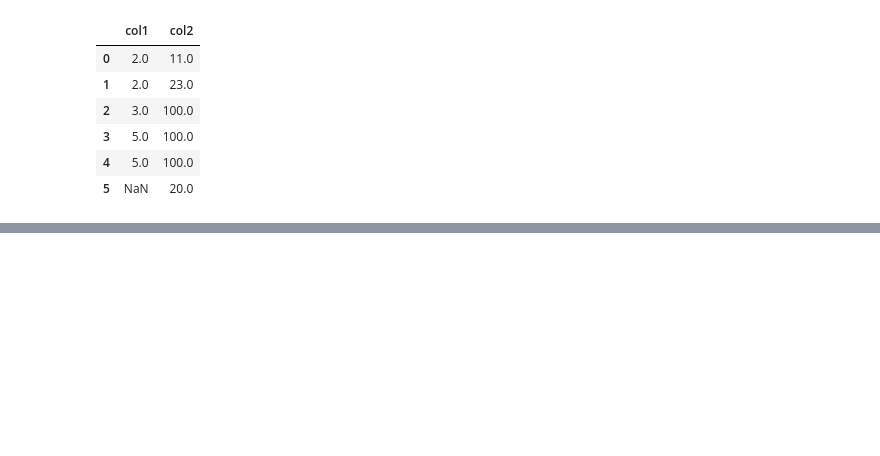
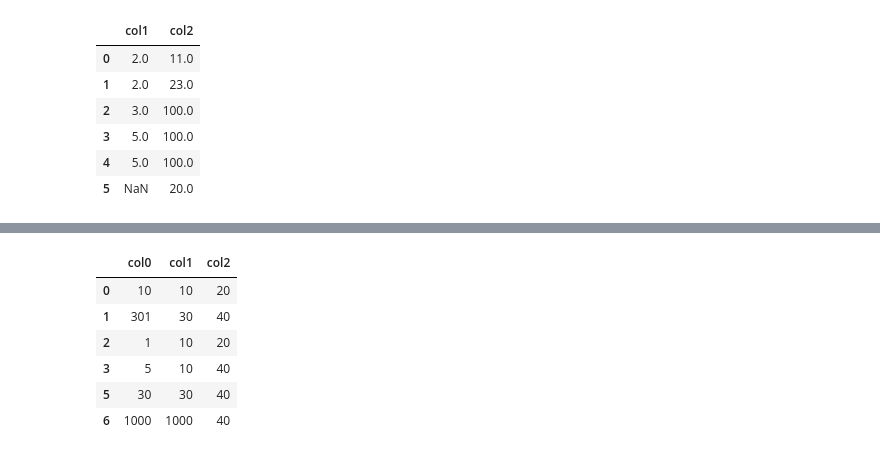
Before and after one commit to sumanghosh108/n_p, a Jupyter notebook: panda/data_cl1.ipynb, the cells around one changed output, grey strips where cells are left out. Drawn from its saved outputs; the diff is of its cells as text; code cells hidden in the pictures; blank space fills up the shorter version.

```diff
--- a/panda/data_cl1.ipynb
+++ b/panda/data_cl1.ipynb
@@ -112,0 +298,12 @@ df.bfill()
+# %%
+#
+df.drop_duplicates(inplace=True)
+df
+# %% [output]
+|  | col0 | col1 | col2 |
+| 0 | 10 | 10 | 20 |
+| 1 | 301 | 30 | 40 |
+| 2 | 1 | 10 | 20 |
+| 3 | 5 | 10 | 40 |
+| 5 | 30 | 30 | 40 |
+| 6 | 1000 | 1000 | 40 |
```
Also changed, not shown: parts of 21 cells of this notebook.
